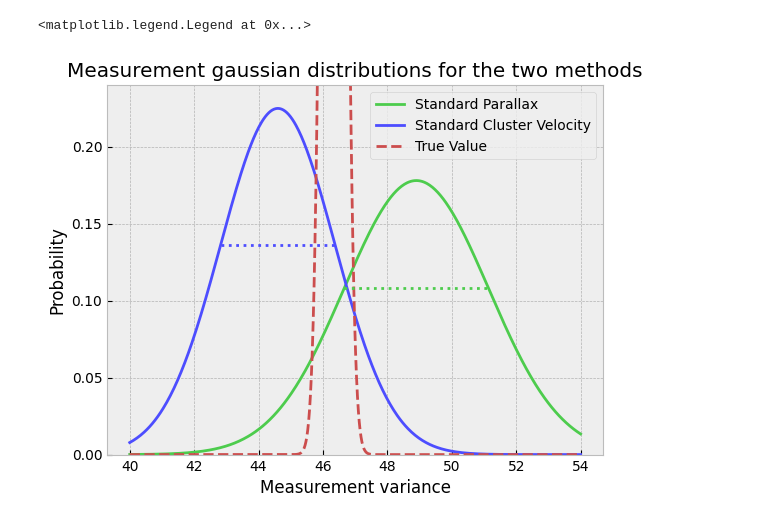
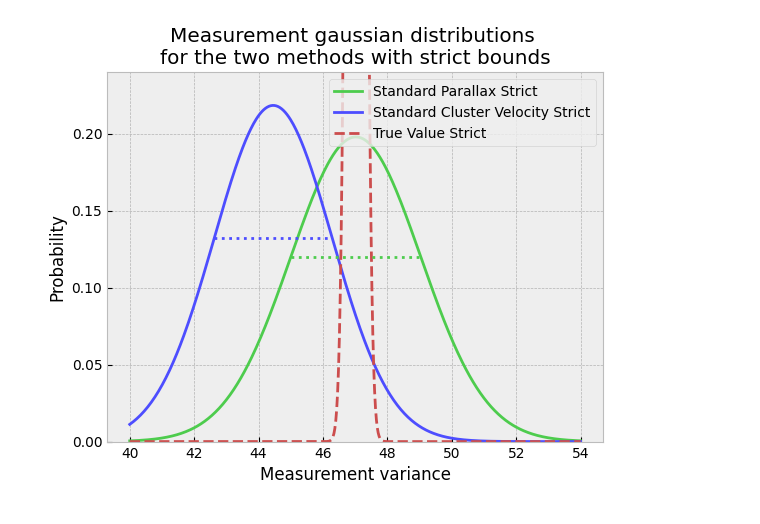
Before and after one commit to grk38/Obs_Astro_03, a Jupyter notebook: data_processing.ipynb, the cells around one changed output. Drawn from its saved outputs; the diff is of its cells as text; code cells hidden in the pictures.

```diff
--- a/data_processing.ipynb
+++ b/data_processing.ipynb
@@ -251,0 +248,6 @@ parallaxDeviation = 2.2420412732483843
+# %%
+#The first values are with the strict method and the second with the none strict one
+clusterMedian = 44.45568396271792#44.600124956398105
+clusterDeviation = 1.8275206846673697 #1.774697362592901
+parallaxMedian =47.02007207663225 #48.89909452419951
+parallaxDeviation = 2.0167075725224954#2.2420412732483843
@@ -252,32 +257,29 @@ parallaxDeviation = 2.2420412732483843
 # %%
 parallaxExp = gaussian(points,parallaxMedian,parallaxDeviation)
 clusterExp  = gaussian(points,clusterMedian, clusterDeviation )
-trueValueExp = gaussian(points,46.34,0.27)#47.03,0.20) #https://www.aanda.org/articles/aa/full_html/2019/03/aa34045-18/aa34045-18.html
-# parallaxExpStrict = gaussian(points,47.02007207663225 , 2.0167075725224954)
-# clusterExpStrict  = gaussian(points,44.45568396271792 , 1.8275206846673697 )
+trueValueExp = gaussian(points,47.03,0.20)#46.34,0.27)# #https://www.aanda.org/articles/aa/full_html/2019/03/aa34045-18/aa34045-18.html
 # %%
 
-plt.plot(points,parallaxExp, label='Standard Parallax',color=(0.30,0.80,0.3))
-plt.plot(points,clusterExp, label='Standard Cluster Velocity',color=(0.30,0.30,1))
+plt.plot(points,parallaxExp, label='Standard Parallax Strict',color=(0.30,0.80,0.3))
+plt.plot(points,clusterExp, label='Standard Cluster Velocity Strict',color=(0.30,0.30,1))
 # plt.plot(points,parallaxExpStrict, label='Standard Parallax Strict')
 # plt.plot(points,clusterExpStrict, label='Standard Cluster Velocity Strict')
-plt.plot(points,trueValueExp,linestyle = '--',label='True Value',color=(0.8,0.3,0.3))
+plt.plot(points,trueValueExp,linestyle = '--',label='True Value Strict',color=(0.8,0.3,0.3))
 
 parallaxYatSigma = gaussian(parallaxMedian + parallaxDeviation, parallaxMedian, parallaxDeviation)
 clusterYatSigma = gaussian(clusterMedian + clusterDeviation, clusterMedian, clusterDeviation)
 
 # Add horizontal bars at one standard deviation
 plt.hlines(y=parallaxYatSigma, xmin=parallaxMedian - parallaxDeviation, xmax=parallaxMedian + parallaxDeviation, colors=(0.30, 0.80, 0.3), linestyles='dotted')
 plt.hlines(y=clusterYatSigma, xmin=clusterMedian - clusterDeviation, xmax=clusterMedian + clusterDeviation, colors=(0.30, 0.30, 1), linestyles='dotted')
-plt.title('Measurement gaussian distributions for the two methods')
+plt.title('Measurement gaussian distributions \nfor the two methods with strict bounds')
 plt.ylim(0,0.24)
 plt.xlabel('Measurement variance')
 plt.ylabel('Probability')
-plt.savefig('Gaussians')
 plt.legend()
+plt.savefig('GaussiansStrict')
 # %% [output]
-<matplotlib.legend.Legend at 0x...>
-[figure, old version]
+[figure, new version]
 # %%
 def saveDictionary(dict,filename):
     with open(filename, 'w') as file:
```
Also changed, not shown: parts of 9 cells of this notebook, 4 other files.
